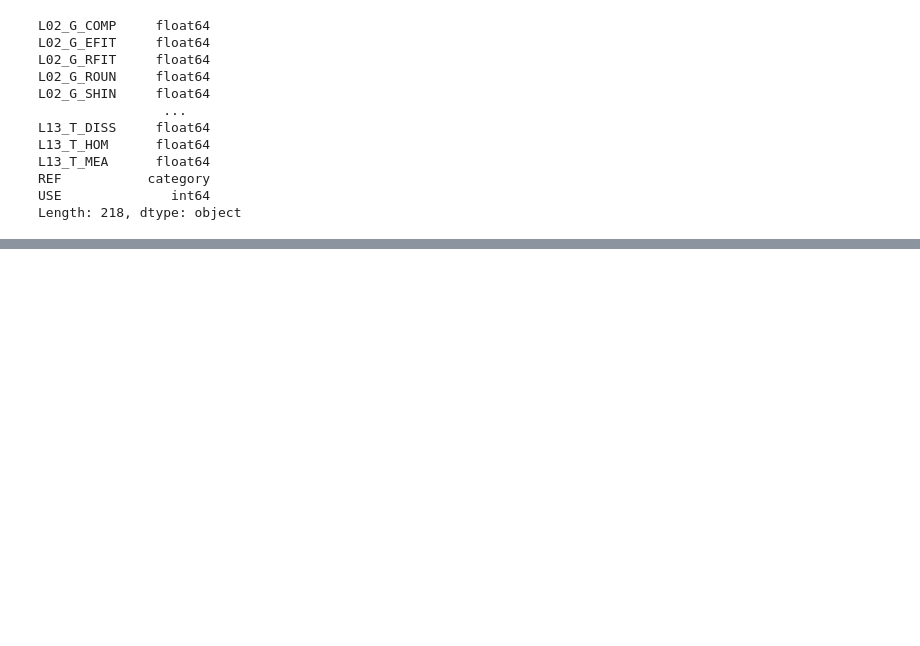
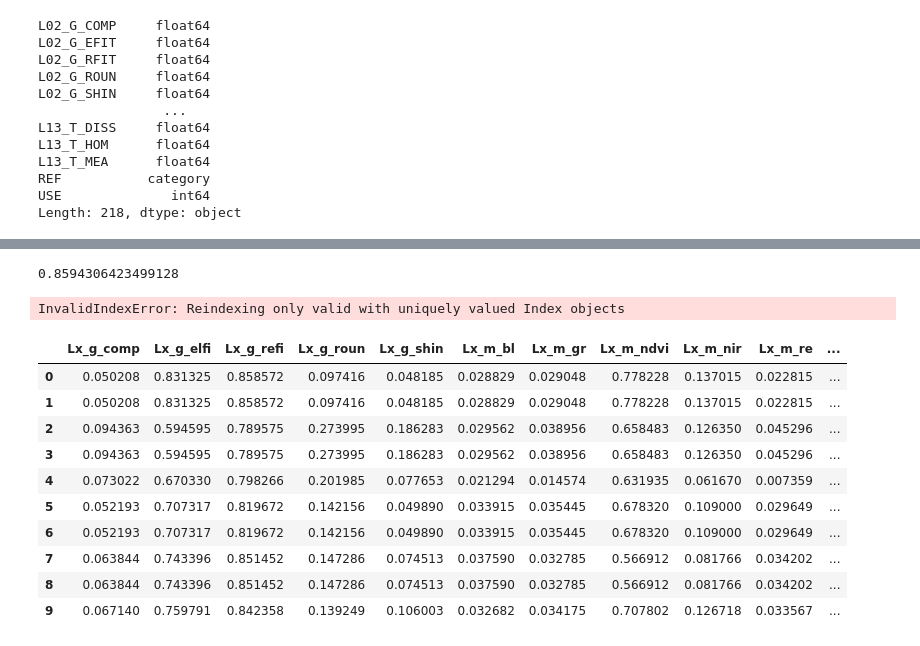
Before and after one commit to carls31/active-learning-virtual-SVM, a Jupyter notebook: AL_VSVM.ipynb, the cells around one changed output, grey strips where cells are left out. Saved outputs shown, nothing was run; the diff lists cells and outputs as text; code cells hidden in the pictures; blank space fills up the shorter version.

```diff
--- a/AL_VSVM.ipynb
+++ b/AL_VSVM.ipynb
@@ -404,34 +587,32 @@ TypeError: '<' not supported between instances of 'list' and 'int'
+# %%
+
+# Predict labels of test data
+predLabelsSVM = svm_model.predict(validateFeatsub)
+
+# Accuracy assessment
+accSVM = accuracy_score(validateLabels, predLabelsSVM)
+print(accSVM)
+# %% [output]
+0.8594306423499128
 # %%
-validateFeatsub = validateFeatAllLev.iloc[:, sindexSVMDATA:eindexSVMDATA+1]
+# VSVM on all Level SV
+SVindex = svm_model.best_estimator_.support_  # Indices of support vectors
+SVtotal = trainDataCur.iloc[SVindex, sindexSVMDATA:eindexSVMDATA+1].reset_index(drop=True)  # Get support vectors
 
-# SVM parameter tuning
-tunedSVM = SVC(kernel='linear')
-tunedSVM.fit(tuneFeat, tuneLabel)
+SVL2 = trainDataCur.iloc[SVindex, sindexSVMDATA - 2 * numFeat:sindexSVMDATA - numFeat ].reset_index(drop=True)
+SVL3 = trainDataCur.iloc[SVindex, sindexSVMDATA - numFeat:sindexSVMDATA ].reset_index(drop=True)
 
-# Predict labels of test data
-predLabelsSVM = tunedSVM.predict(validateFeatsub)
+SVL5 = trainDataCur.iloc[SVindex, sindexSVMDATA + numFeat:sindexSVMDATA + 2 * numFeat ].reset_index(drop=True)
+SVL6 = trainDataCur.iloc[SVindex, sindexSVMDATA + 2 * numFeat:sindexSVMDATA + 3 * numFeat ].reset_index(drop=True)
+SVL7 = trainDataCur.iloc[SVindex, sindexSVMDATA + 3 * numFeat:sindexSVMDATA + 4 * numFeat ].reset_index(drop=True)
+SVL8 = trainDataCur.iloc[SVindex, sindexSVMDATA + 4 * numFeat:sindexSVMDATA + 5 * numFeat ].reset_index(drop=True)
+SVL9 = trainDataCur.iloc[SVindex, sindexSVMDATA + 5 * numFeat:sindexSVMDATA + 6 * numFeat ].reset_index(drop=True)
+SVL10 = trainDataCur.iloc[SVindex, sindexSVMDATA + 6 * numFeat:sindexSVMDATA + 7 * numFeat ].reset_index(drop=True)
+SVL11 = trainDataCur.iloc[SVindex, sindexSVMDATA + 7 * numFeat:sindexSVMDATA + 8 * numFeat ].reset_index(drop=True)
 
-# Accuracy assessment
-accSVM = accuracy_score(validateLabels, predLabelsSVM)
-print(accSVM)
-
-# VSVM on all Level SV
-SVindex = tunedSVM.support_  # Indices of support vectors
-SVtotal = trainDataCur.iloc[SVindex, :]  # Get support vectors
-
-SVL2 = trainDataCur.iloc[SVindex, sindexSVMDATA - 2 * numFeat:sindexSVMDATA - numFeat ]
-SVL3 = trainDataCur.iloc[SVindex, sindexSVMDATA - numFeat:sindexSVMDATA ]
-
-SVL5 = trainDataCur.iloc[SVindex, sindexSVMDATA + numFeat:sindexSVMDATA + 2 * numFeat ]
-SVL6 = trainDataCur.iloc[SVindex, sindexSVMDATA + 2 * numFeat:sindexSVMDATA + 3 * numFeat ]
-SVL7 = trainDataCur.iloc[SVindex, sindexSVMDATA + 3 * numFeat:sindexSVMDATA + 4 * numFeat ]
-SVL8 = trainDataCur.iloc[SVindex, sindexSVMDATA + 4 * numFeat:sindexSVMDATA + 5 * numFeat ]
-SVL9 = trainDataCur.iloc[SVindex, sindexSVMDATA + 5 * numFeat:sindexSVMDATA + 6 * numFeat ]
-SVL10 = trainDataCur.iloc[SVindex, sindexSVMDATA + 6 * numFeat:sindexSVMDATA + 7 * numFeat ]
-SVL11 = trainDataCur.iloc[SVindex, sindexSVMDATA + 7 * numFeat:sindexSVMDATA + 8 * numFeat ]
 
 # Bind original SV with modified to new train data set
-SVinvar = pd.concat([SVtotal, SVL2, SVL3, SVL5, SVL6, SVL7, SVL8, SVL9, SVL10, SVL11])
+SVinvar = pd.concat([SVtotal, SVL2, SVL3, SVL5, SVL6, SVL7, SVL8, SVL9, SVL10, SVL11],ignore_index=True)
 
 # Split for training to feature and label
 trainFeatVSVM = SVinvar.iloc[:, :-1]
@@ -446,10 +627,25 @@ tuneFeatVSVM = pd.concat([trainFeatVSVM, testFeatsub], axis=0)
 tuneLabelsVSVM = np.concatenate((trainLabelsVSVM.values, testLabels.values))
 
 # VSVM parameter tuning
-tunedVSVM = SVC(kernel='linear')
-tunedVSVM.fit(tuneFeatVSVM, tuneLabelsVSVM)
+tunedVSVM = svm_fit(tuneFeatVSVM, tuneLabelsVSVM)
 
 # Run classification and accuracy assessment for modified SV
 predLabelsVSVM = tunedVSVM.predict(validateFeatsub)
 accVSVM = accuracy_score(validateLabels, predLabelsVSVM)
 print(accVSVM)
+# %% [output]
+InvalidIndexError: Reindexing only valid with uniquely valued Index objects
+# %%
+SVtotal[0:10].reset_index(drop=True)
+# %% [output]
+|  | Lx_g_comp | Lx_g_elfi | Lx_g_refi | Lx_g_roun | Lx_g_shin | Lx_m_bl | Lx_m_gr | Lx_m_ndvi | Lx_m_nir | Lx_m_re | ... |
+| 0 | 0.050208 | 0.831325 | 0.858572 | 0.097416 | 0.048185 | 0.028829 | 0.029048 | 0.778228 | 0.137015 | 0.022815 | ... |
+| 1 | 0.050208 | 0.831325 | 0.858572 | 0.097416 | 0.048185 | 0.028829 | 0.029048 | 0.778228 | 0.137015 | 0.022815 | ... |
+| 2 | 0.094363 | 0.594595 | 0.789575 | 0.273995 | 0.186283 | 0.029562 | 0.038956 | 0.658483 | 0.126350 | 0.045296 | ... |
+| 3 | 0.094363 | 0.594595 | 0.789575 | 0.273995 | 0.186283 | 0.029562 | 0.038956 | 0.658483 | 0.126350 | 0.045296 | ... |
+| 4 | 0.073022 | 0.670330 | 0.798266 | 0.201985 | 0.077653 | 0.021294 | 0.014574 | 0.631935 | 0.061670 | 0.007359 | ... |
+| 5 | 0.052193 | 0.707317 | 0.819672 | 0.142156 | 0.049890 | 0.033915 | 0.035445 | 0.678320 | 0.109000 | 0.029649 | ... |
+| 6 | 0.052193 | 0.707317 | 0.819672 | 0.142156 | 0.049890 | 0.033915 | 0.035445 | 0.678320 | 0.109000 | 0.029649 | ... |
+| 7 | 0.063844 | 0.743396 | 0.851452 | 0.147286 | 0.074513 | 0.037590 | 0.032785 | 0.566912 | 0.081766 | 0.034202 | ... |
+| 8 | 0.063844 | 0.743396 | 0.851452 | 0.147286 | 0.074513 | 0.037590 | 0.032785 | 0.566912 | 0.081766 | 0.034202 | ... |
+| 9 | 0.067140 | 0.759791 | 0.842358 | 0.139249 | 0.106003 | 0.032682 | 0.034175 | 0.707802 | 0.126718 | 0.033567 | ... |
```
Also changed, not shown: parts of 31 cells of this notebook, 1 other file.
